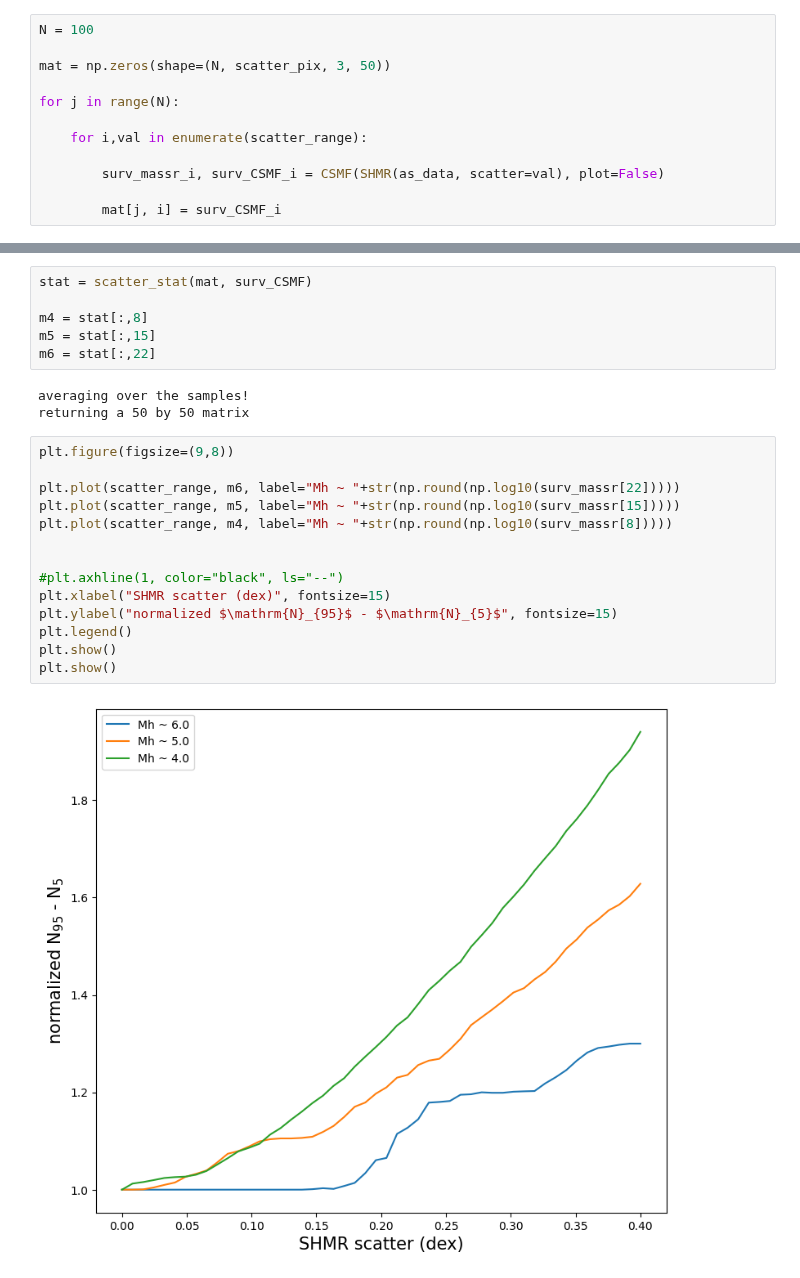
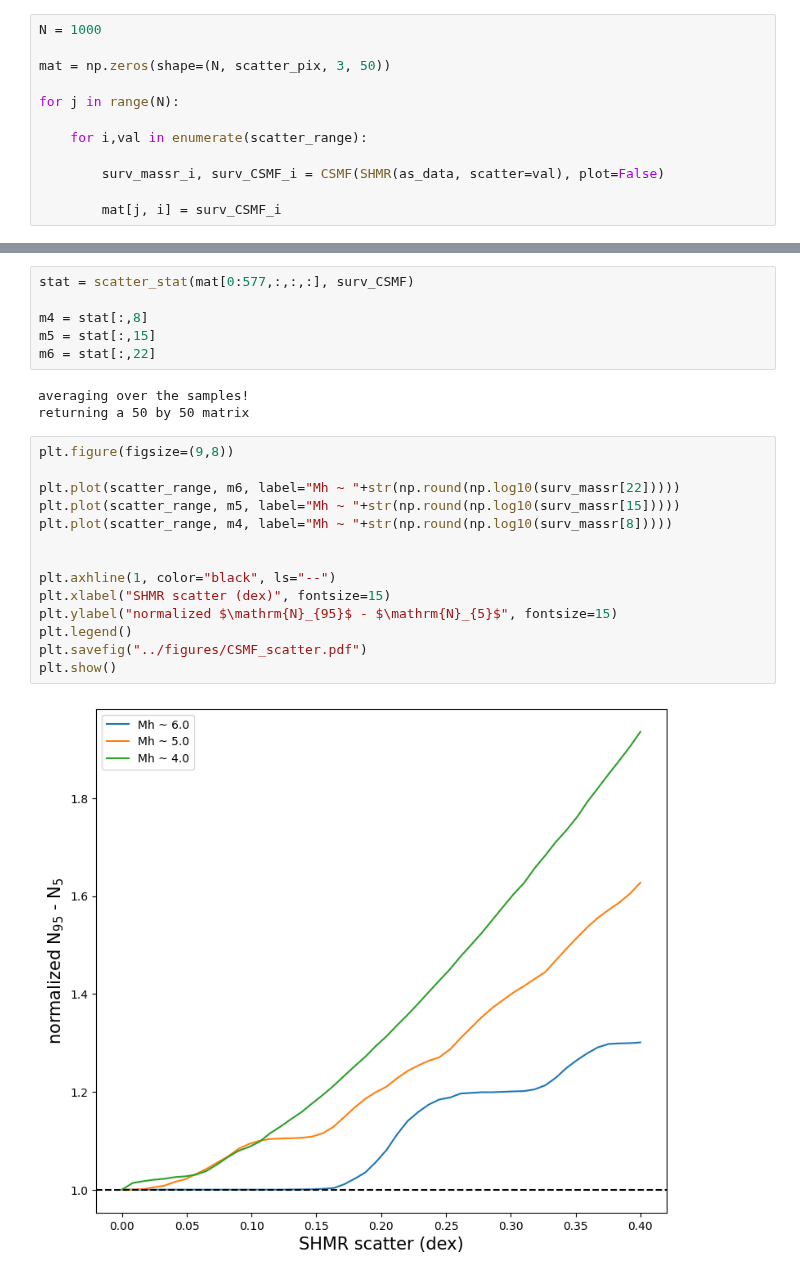
Before and after one commit to jsmonzon/SatGen, a Jupyter notebook: notebooks/CSMF_scatter.ipynb, the cells around one changed output, grey strips where cells are left out. Cells and saved outputs as stored; diff of their text form.

```diff
--- a/notebooks/CSMF_scatter.ipynb
+++ b/notebooks/CSMF_scatter.ipynb
@@ -101,7 +101,7 @@ plt.show()
 # %% [markdown]
 ### now sampling 100 values of scatter
 # %%
-N = 100
+N = 1000
 
 mat = np.zeros(shape=(N, scatter_pix, 3, 50))
 
@@ -127,7 +129,7 @@ def scatter_stat(CSMF, det_CSMF):
     print("returning a", Nreal, "by", Mpix, "matrix")
     return stat
 # %%
-stat = scatter_stat(mat, surv_CSMF)
+stat = scatter_stat(mat[0:577,:,:,:], surv_CSMF)
 
 m4 = stat[:,8]
 m5 = stat[:,15]
@@ -138,16 +140,16 @@ returning a 50 by 50 matrix
 # %%
 plt.figure(figsize=(9,8))
 
 plt.plot(scatter_range, m6, label="Mh ~ "+str(np.round(np.log10(surv_massr[22]))))
 plt.plot(scatter_range, m5, label="Mh ~ "+str(np.round(np.log10(surv_massr[15]))))
 plt.plot(scatter_range, m4, label="Mh ~ "+str(np.round(np.log10(surv_massr[8]))))
 
 
-#plt.axhline(1, color="black", ls="--")
+plt.axhline(1, color="black", ls="--")
 plt.xlabel("SHMR scatter (dex)", fontsize=15)
 plt.ylabel("normalized $\mathrm{N}_{95}$ - $\mathrm{N}_{5}$", fontsize=15)
 plt.legend()
+plt.savefig("../figures/CSMF_scatter.pdf")
 plt.show()
-plt.show()
 # %% [output]
-[figure, old version]
+[figure, new version]
```
Also changed, not shown: parts of 2 cells of this notebook, 1 other file.
